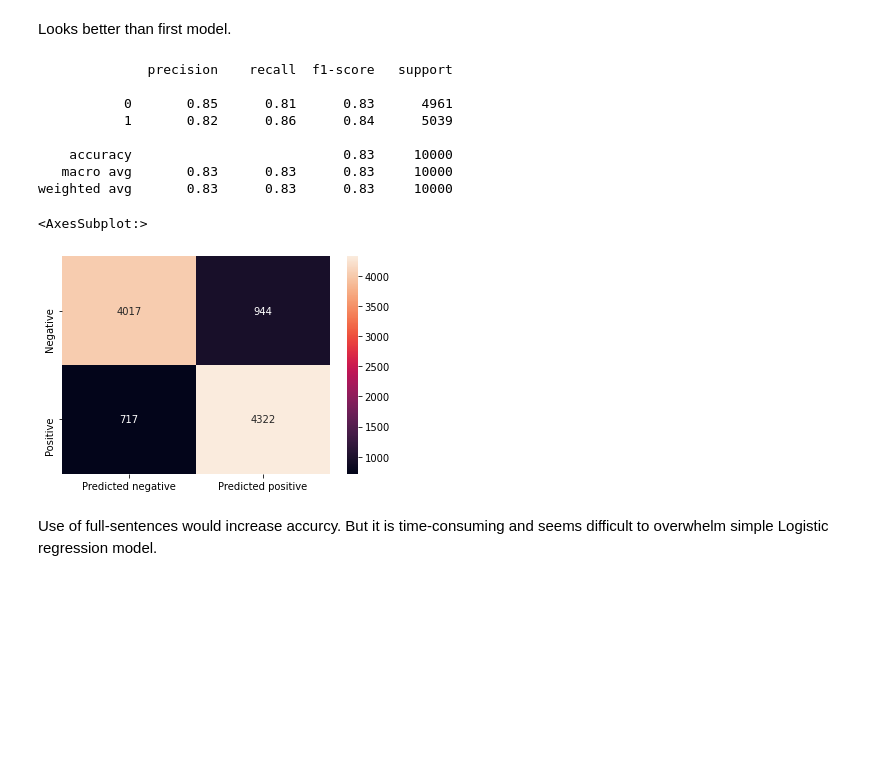
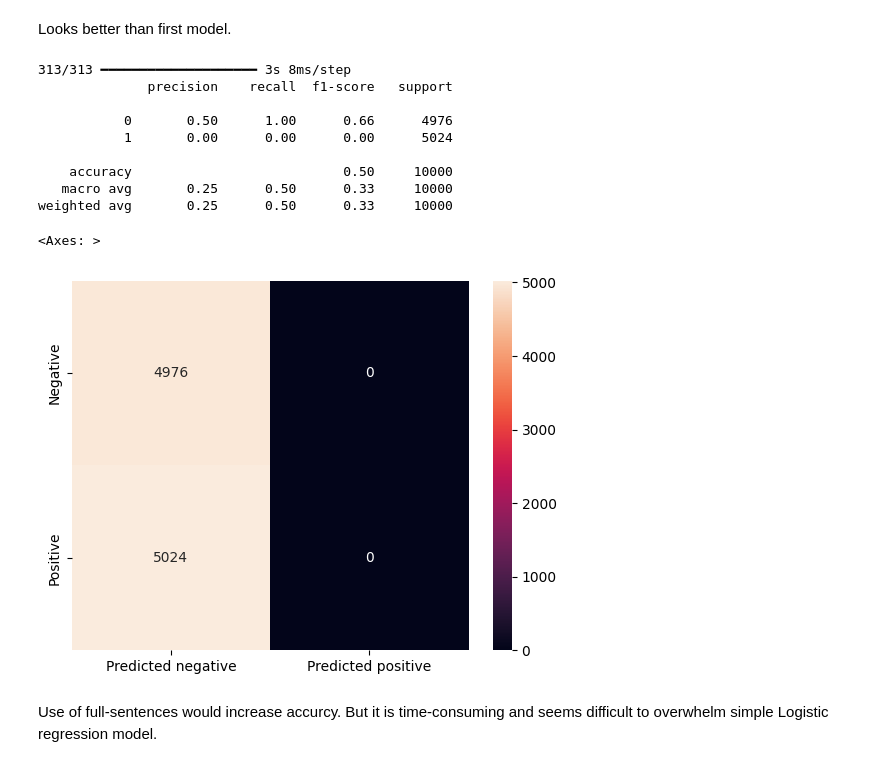
Before and after one commit to JLGOrtega/repo-clase-dsvlcsep24, a Jupyter notebook: NLP/NLTK&CountVectorizer/imdb-sentiment-analysis-keras-lstm.ipynb, the cells around one changed output. Cells and saved outputs as stored; diff of their text form; code cells hidden in the pictures; blank space fills up the shorter version.

```diff
--- a/NLP/NLTK&CountVectorizer/imdb-sentiment-analysis-keras-lstm.ipynb
+++ b/NLP/NLTK&CountVectorizer/imdb-sentiment-analysis-keras-lstm.ipynb
@@ -129,7 +132,7 @@ df['review_cleaned_500'][2]
 # %% [markdown]
 Let's convert tokens to ID. We will use keras Tokenizer which can filter punctuations and take only most-counted 10000 words.
 # %%
-tokenizer = Tokenizer(num_words=10000)
+tokenizer = Tokenizer(num_words=7000)
 # %%
 tokenizer.fit_on_texts(df['review_cleaned_500'])
 seq = tokenizer.texts_to_sequences(df['review_cleaned_500'])
@@ -145,7 +148,7 @@ y = df['sentiment'].map({'negative' : 0, 'positive' : 1}).values
 # %% [markdown]
 Let's build the simple LSTM model using first 500 characters datasets.
 # %%
-X_train_valid, X_test, y_train_valid, y_test = train_test_split(X, y, test_size=0.2, random_state=42)
-X_train, X_valid, y_train, y_valid = train_test_split(X_train_valid, y_train_valid, test_size=0.2, random_state=42)
-print(X_train.shape, X_valid.shape, X_test.shape, y_train.shape, y_valid.shape, y_test.shape)
+X_train, X_test, y_train, y_test = train_test_split(X, y, test_size=0.2, random_state=42)
+# X_train, X_valid, y_train, y_valid = train_test_split(X_train_valid, y_train_valid, test_size=0.2, random_state=42)
+print(X_train.shape, X_test.shape, y_train.shape, y_test.shape)
 # %% [output]
@@ -279,24 +338,25 @@ pd.DataFrame(history.history).plot()
 # %% [markdown]
 Looks better than first model.
 # %%
-y_pred = model_v2.predict_classes(X_test)
+y_pred = model_v2.predict(X_test).argmax(-1)
 
 print(classification_report(y_test, y_pred))
 
 sns.heatmap(confusion_matrix(y_test, y_pred),
             annot=True, fmt='.0f',
             xticklabels=['Predicted negative', 'Predicted positive'],
             yticklabels=['Negative', 'Positive'])
 # %% [output]
+313/313 ━━━━━━━━━━━━━━━━━━━━ 3s 8ms/step
               precision    recall  f1-score   support
 
-           0       0.85      0.81      0.83      4961
-           1       0.82      0.86      0.84      5039
+           0       0.50      1.00      0.66      4976
+           1       0.00      0.00      0.00      5024
 
-    accuracy                           0.83     10000
-   macro avg       0.83      0.83      0.83     10000
-weighted avg       0.83      0.83      0.83     10000
+    accuracy                           0.50     10000
+   macro avg       0.25      0.50      0.33     10000
+weighted avg       0.25      0.50      0.33     10000
-<AxesSubplot:>
+<Axes: >
-[figure, old version]
+[figure, new version]
 # %% [markdown]
 Use of full-sentences would increase accurcy. But it is time-consuming and seems difficult to overwhelm simple Logistic regression model.
```
Also changed, not shown: parts of 14 cells of this notebook, 5 other files.
